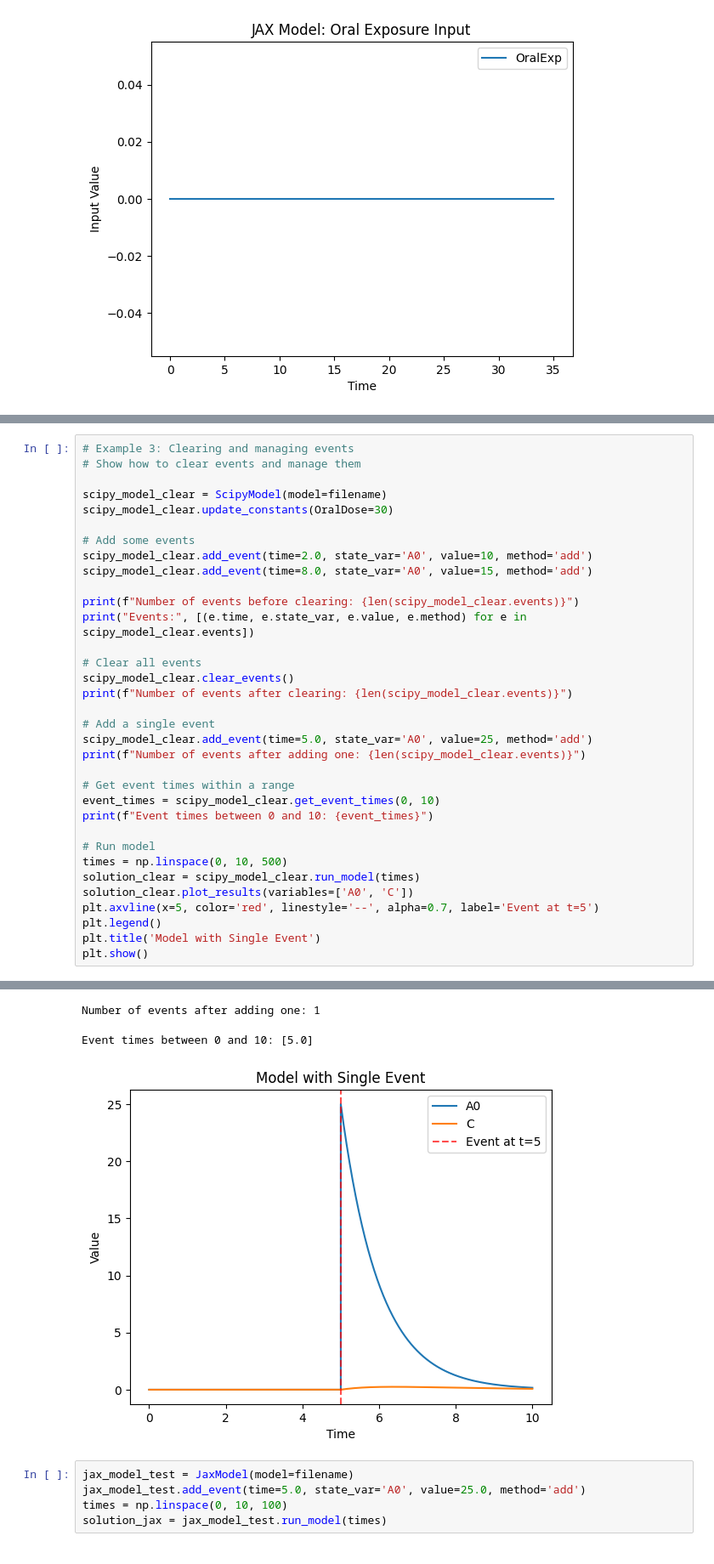
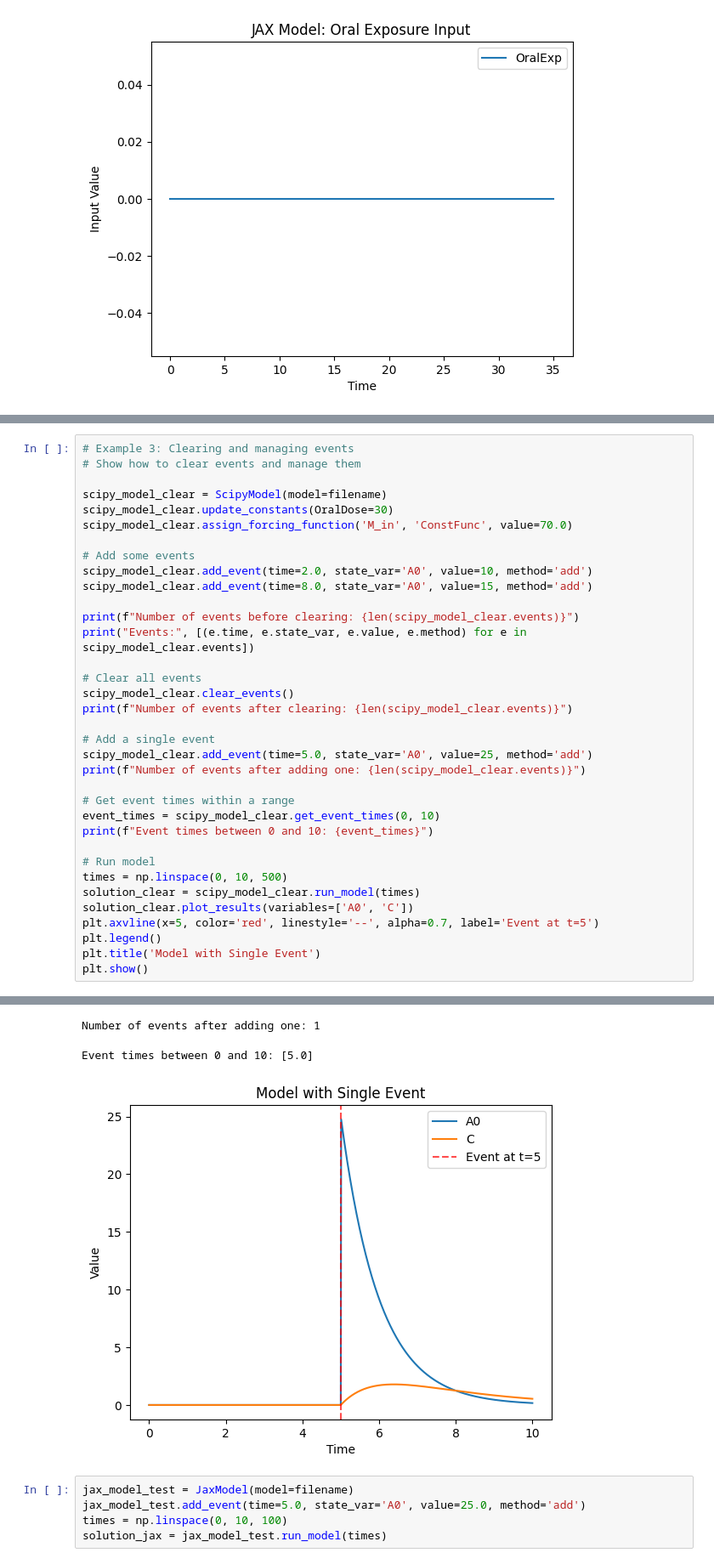
Before and after one commit to USEPA/PyMCSimMod, a Jupyter notebook: docs/notebooks/pk_dosing.ipynb, the cells around one changed output, grey strips where cells are left out. Shown at 85% size. Cells and saved outputs as stored; diff of their text form.

```diff
--- a/docs/notebooks/pk_dosing.ipynb
+++ b/docs/notebooks/pk_dosing.ipynb
@@ -309,6 +356,7 @@ Oral duration parameter: 0.01
 
 scipy_model_clear = ScipyModel(model=filename)
 scipy_model_clear.update_constants(OralDose=30)
+scipy_model_clear.assign_forcing_function('M_in', 'ConstFunc', value=70.0)
 
 # Add some events
 scipy_model_clear.add_event(time=2.0, state_var='A0', value=10, method='add')
@@ -318,34 +366,34 @@ print(f"Number of events before clearing: {len(scipy_model_clear.events)}")
 print("Events:", [(e.time, e.state_var, e.value, e.method) for e in scipy_model_clear.events])
 
 # Clear all events
 scipy_model_clear.clear_events()
 print(f"Number of events after clearing: {len(scipy_model_clear.events)}")
 
 # Add a single event
 scipy_model_clear.add_event(time=5.0, state_var='A0', value=25, method='add')
 print(f"Number of events after adding one: {len(scipy_model_clear.events)}")
 
 # Get event times within a range
 event_times = scipy_model_clear.get_event_times(0, 10)
 print(f"Event times between 0 and 10: {event_times}")
 
 # Run model
 times = np.linspace(0, 10, 500)
 solution_clear = scipy_model_clear.run_model(times)
 solution_clear.plot_results(variables=['A0', 'C'])
 plt.axvline(x=5, color='red', linestyle='--', alpha=0.7, label='Event at t=5')
 plt.legend()
 plt.title('Model with Single Event')
 plt.show()
 # %% [output]
 WARNING: No t_error rule is defined
 Number of events before clearing: 2
 Events:
 [(2.0, 'A0', 10.0, 'add'), (8.0, 'A0', 15.0, 'add')]
 Number of events after clearing: 0
 Number of events after adding one: 1
 Event times between 0 and 10: [5.0]
-[figure, old version]
+[figure, new version]
 # %%
 jax_model_test = JaxModel(model=filename)
 jax_model_test.add_event(time=5.0, state_var='A0', value=25.0, method='add')
```
Also changed, not shown: parts of 11 cells of this notebook, 29 other files.
